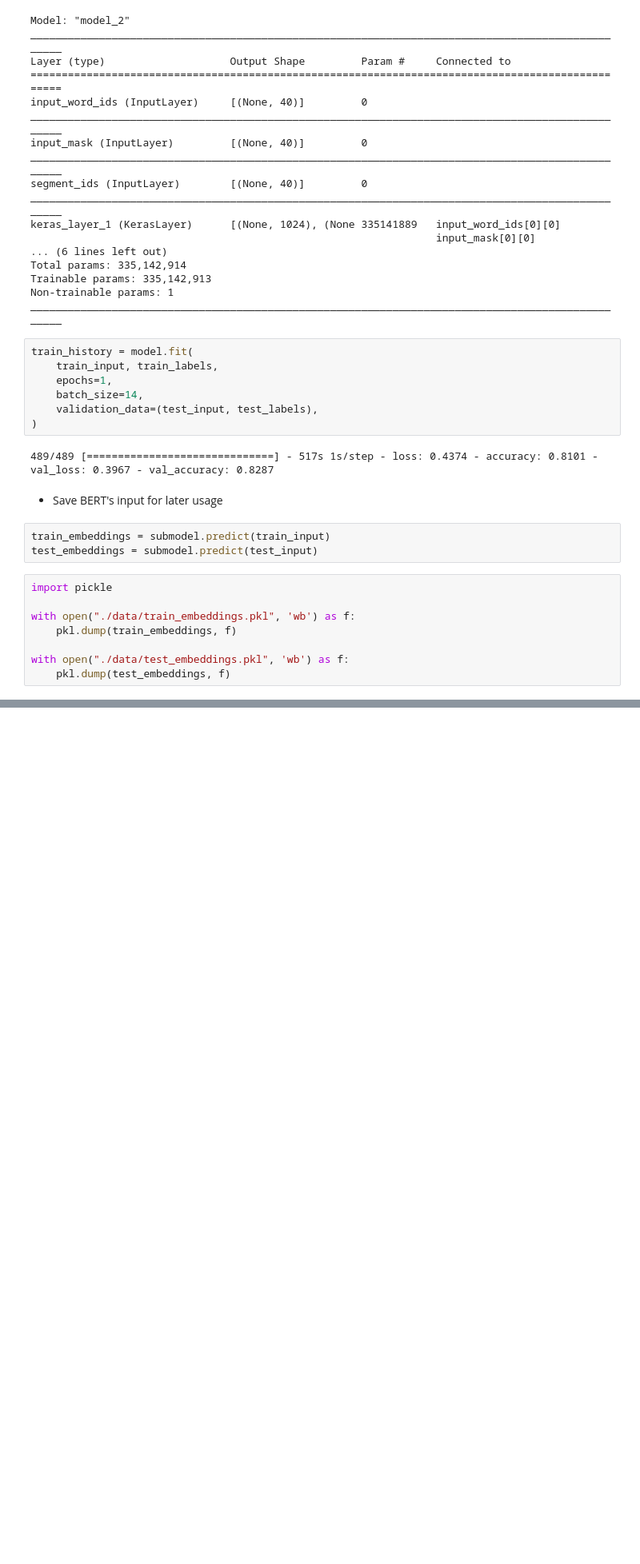
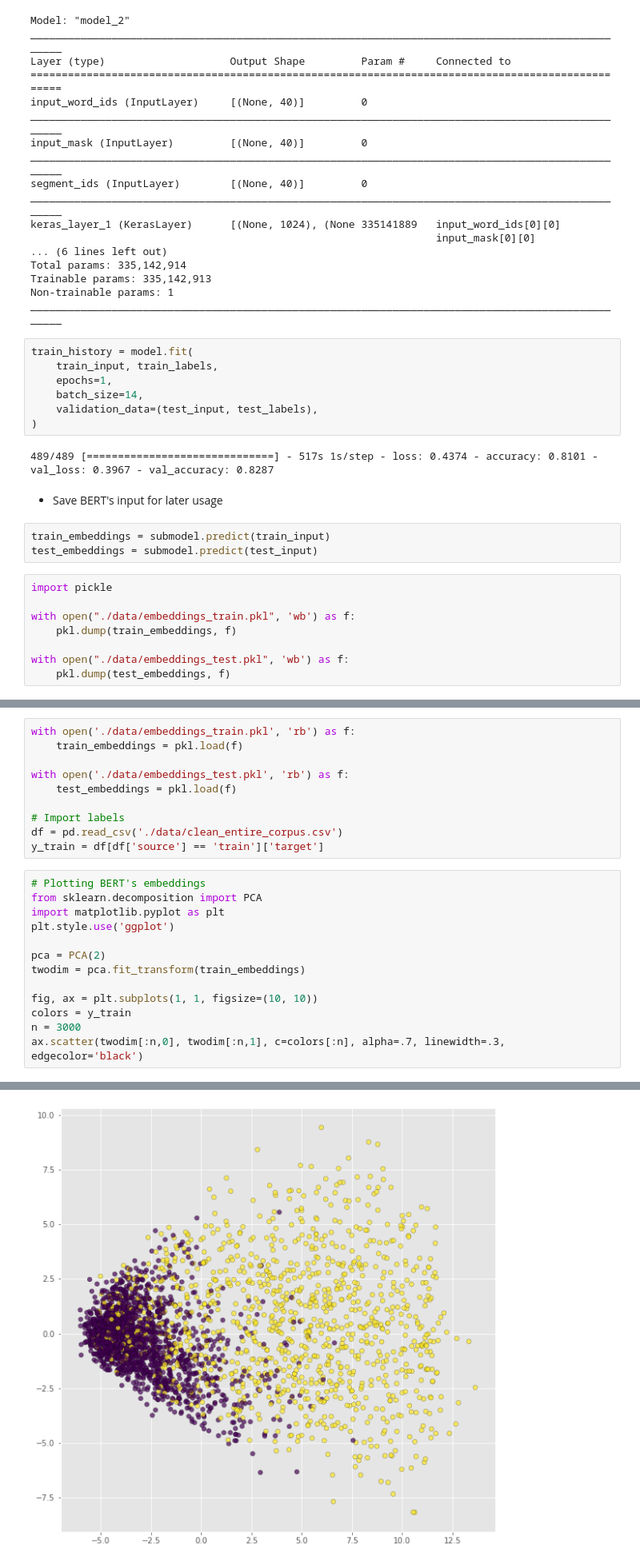
Before and after one commit to vesran/NLP-with-Disaster-Tweets, a Jupyter notebook: 07_BERT_baseline.ipynb, the cells around one changed output, grey strips where cells are left out. Shown at 80% size. Cells and saved outputs as stored; diff of their text form; blank space fills up the shorter version.

```diff
--- a/07_BERT_baseline.ipynb
+++ b/07_BERT_baseline.ipynb
@@ -125,8 +125,8 @@ test_embeddings = submodel.predict(test_input)
 # %%
 import pickle
 
-with open("./data/train_embeddings.pkl", 'wb') as f:
+with open("./data/embeddings_train.pkl", 'wb') as f:
     pkl.dump(train_embeddings, f)
 
-with open("./data/test_embeddings.pkl", 'wb') as f:
+with open("./data/embeddings_test.pkl", 'wb') as f:
     pkl.dump(test_embeddings, f)
@@ -132,0 +135,24 @@ with open("./data/test_embeddings.pkl", 'wb') as f:
+# %%
+with open('./data/embeddings_train.pkl', 'rb') as f:
+    train_embeddings = pkl.load(f)
+
+with open('./data/embeddings_test.pkl', 'rb') as f:
+    test_embeddings = pkl.load(f)
+
+# Import labels
+df = pd.read_csv('./data/clean_entire_corpus.csv')
+y_train = df[df['source'] == 'train']['target']
+# %%
+# Plotting BERT's embeddings
+from sklearn.decomposition import PCA
+import matplotlib.pyplot as plt
+plt.style.use('ggplot')
+
+pca = PCA(2)
+twodim = pca.fit_transform(train_embeddings)
+
+fig, ax = plt.subplots(1, 1, figsize=(10, 10))
+colors = y_train
+n = 3000
+ax.scatter(twodim[:n,0], twodim[:n,1], c=colors[:n], alpha=.7, linewidth=.3, edgecolor='black')
+# %% [output]
@@ -132,0 +160 @@ with open("./data/test_embeddings.pkl", 'wb') as f:
+[figure, added]
```
Also changed, not shown: parts of 2 cells of this notebook, 1 other file.
